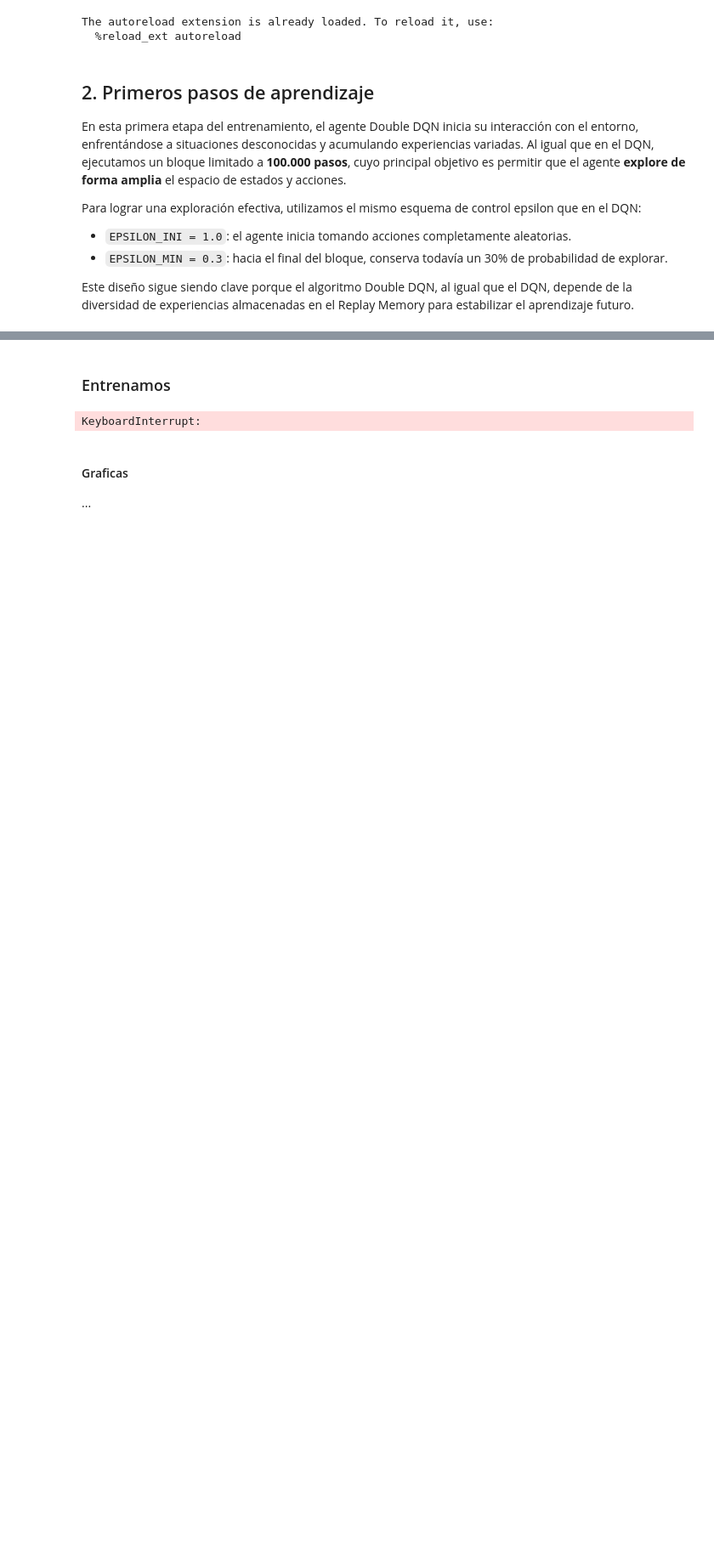
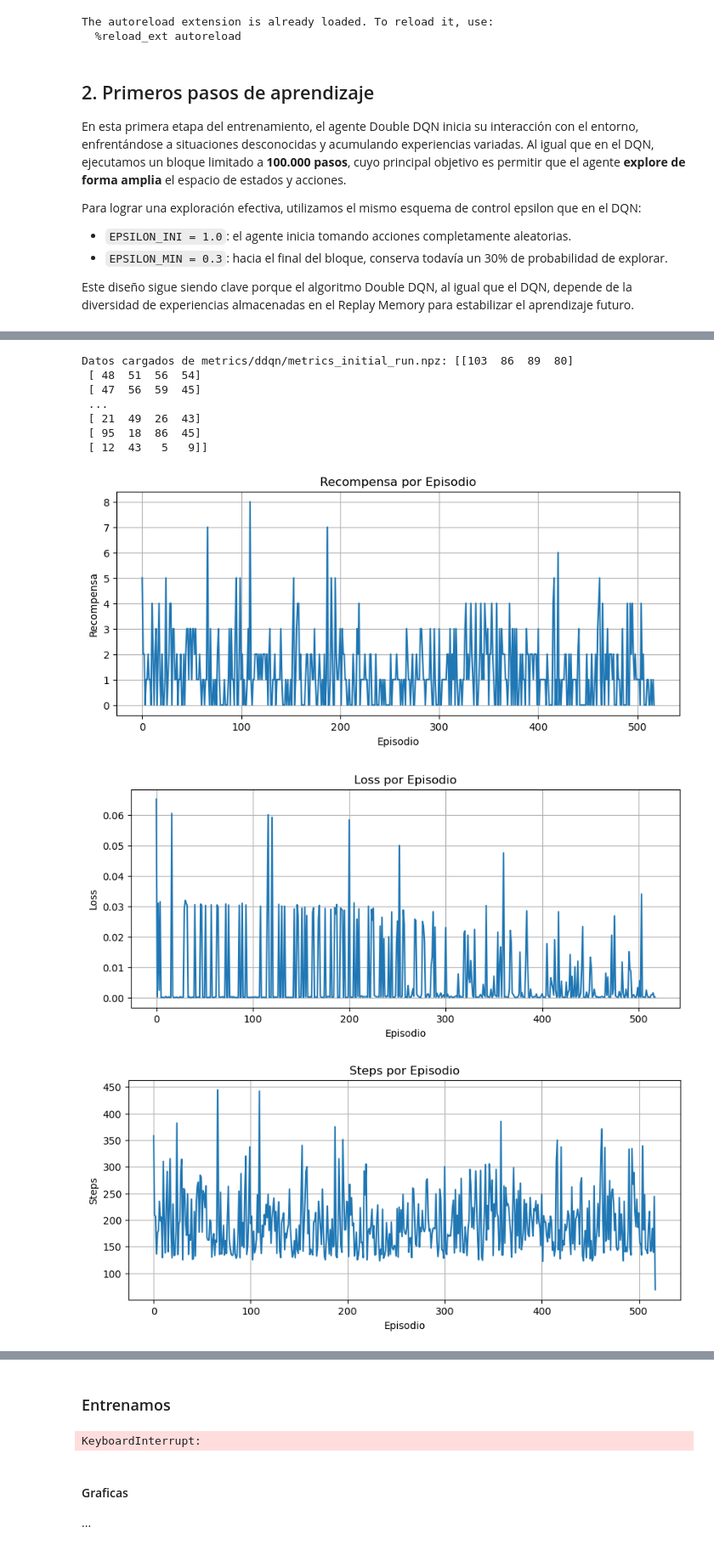
Before and after one commit to nataliacampiglia/obligatorio-taller-ia, a Jupyter notebook: Obligatorio_2025_Letra.ipynb, the cells around one changed output, grey strips where cells are left out. Shown at 85% size. Cells and saved outputs as stored; diff of their text form; code cells hidden in the pictures; blank space fills up the shorter version.

Commit message:
training

```diff
--- a/Obligatorio_2025_Letra.ipynb
+++ b/Obligatorio_2025_Letra.ipynb
@@ -1025,0 +1035,13 @@ FileNotFoundError: [Errno 2] No such file or directory: 'metrics/ddqn/ddqn/metri
+# %%
+evaluate_training_phase_results("metrics/ddqn/metrics_initial_run.npz", "initial_run")
+# %% [output]
+Datos cargados de metrics/ddqn/metrics_initial_run.npz: [[103  86  89  80]
+ [ 48  51  56  54]
+ [ 47  56  59  45]
+ ...
+ [ 21  49  26  43]
+ [ 95  18  86  45]
+ [ 12  43   5   9]]
+[figure, added]
+[figure, added]
+[figure, added]
```
Also changed, not shown: parts of 23 cells of this notebook, 20 other files.
